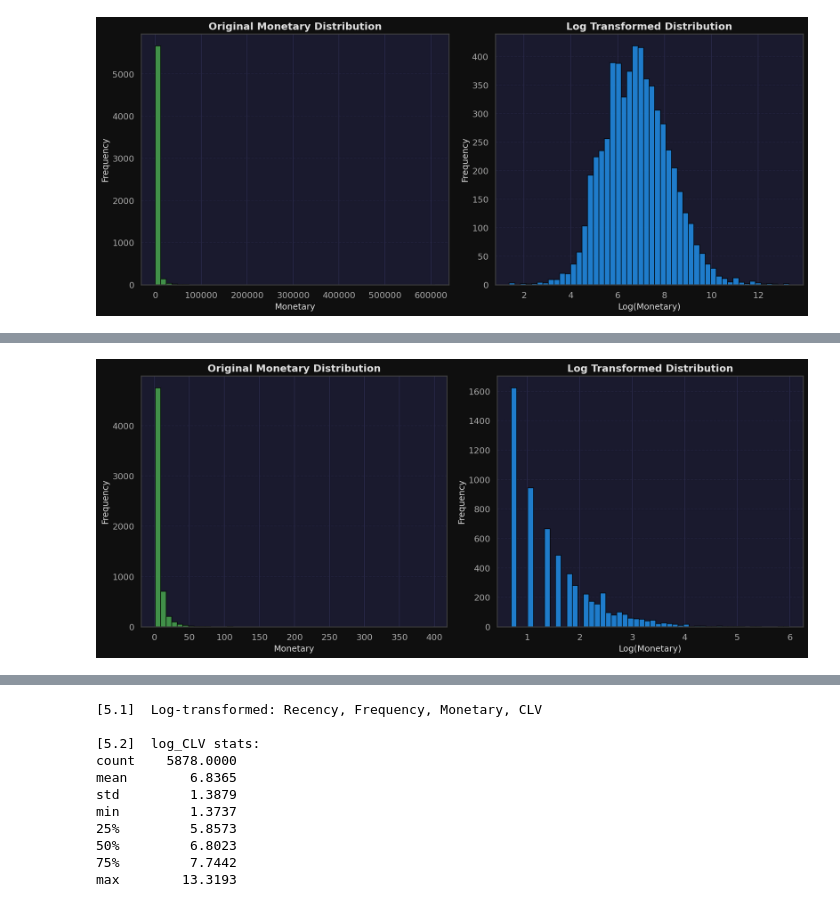
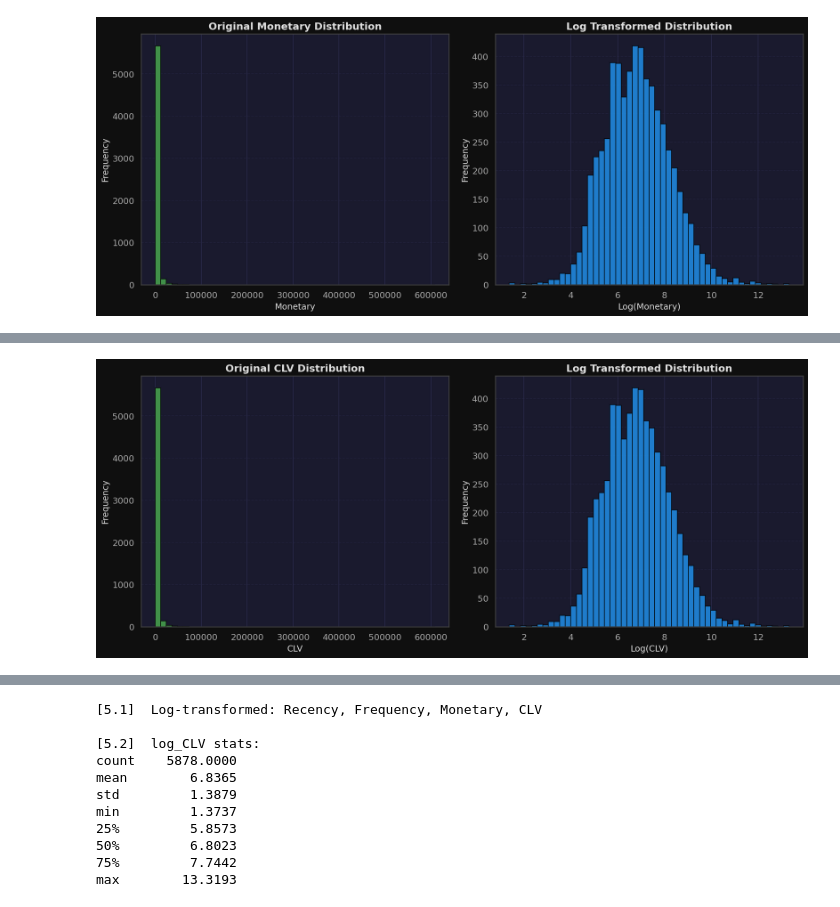
Before and after one commit to pmhiremath/customer_lifetime_value, a Jupyter notebook: customer_lifetime_value.ipynb, the cells around one changed output, grey strips where cells are left out. Saved outputs shown, nothing was run; the diff lists cells and outputs as text; code cells hidden in the pictures.

```diff
--- a/customer_lifetime_value.ipynb
+++ b/customer_lifetime_value.ipynb
@@ -252,7 +274,7 @@ rfm = (df_clean
        .agg(
            Recency   = ("InvoiceDate",  lambda x: (SNAPSHOT_DATE - x.max()).days),
            Frequency = ("Invoice",      "nunique"),
-           Monetary  = ("Revenue",      "sum"),
+           Monetary  = ("Revenue",      "sum")
        )
        .reset_index())
 
@@ -509,25 +580,25 @@ plt.show()
 # %%
 
 
 plt.figure(figsize=(14,6))
 
 # Original Distribution
 plt.subplot(1,2,1)
-plt.hist(df_model["Frequency"], bins=50, color="#4CAF50", edgecolor="black", alpha=0.8)
-plt.title("Original Monetary Distribution", fontsize=14, fontweight="bold")
-plt.xlabel("Monetary", fontsize=12)
+plt.hist(df_model["CLV"], bins=50, color="#4CAF50", edgecolor="black", alpha=0.8)
+plt.title("Original CLV Distribution", fontsize=14, fontweight="bold")
+plt.xlabel("CLV", fontsize=12)
 plt.ylabel("Frequency", fontsize=12)
 plt.grid(axis='y', linestyle='--', alpha=0.5)
 
 # Log Transformed Distribution
 plt.subplot(1,2,2)
-plt.hist(np.log1p(df_model["Frequency"]), bins=50, color="#2196F3", edgecolor="black", alpha=0.8)
+plt.hist(np.log1p(df_model["CLV"]), bins=50, color="#2196F3", edgecolor="black", alpha=0.8)
 plt.title("Log Transformed Distribution", fontsize=14, fontweight="bold")
-plt.xlabel("Log(Monetary)", fontsize=12)
+plt.xlabel("Log(CLV)", fontsize=12)
 plt.ylabel("Frequency", fontsize=12)
 plt.grid(axis='y', linestyle='--', alpha=0.5)
 
 plt.tight_layout()
 plt.show()
 # %% [output]
-[figure, old version]
+[figure, new version]
```
Also changed, not shown: parts of 15 cells of this notebook.
